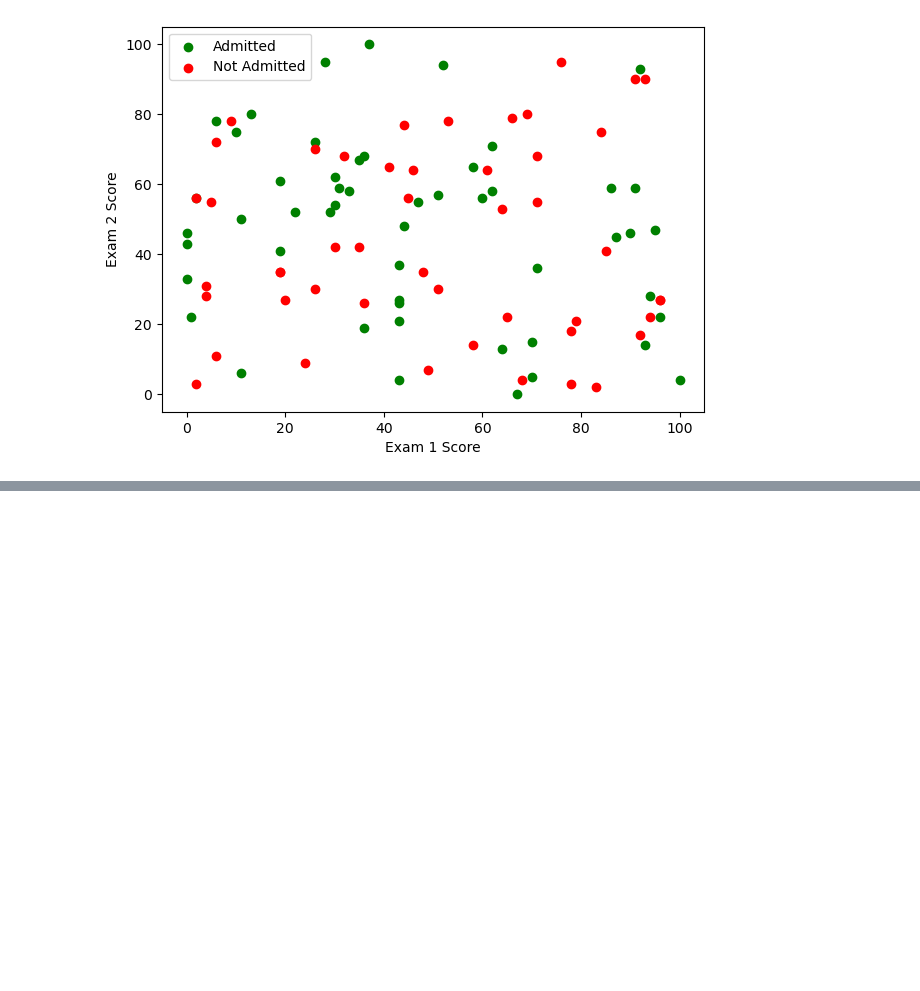
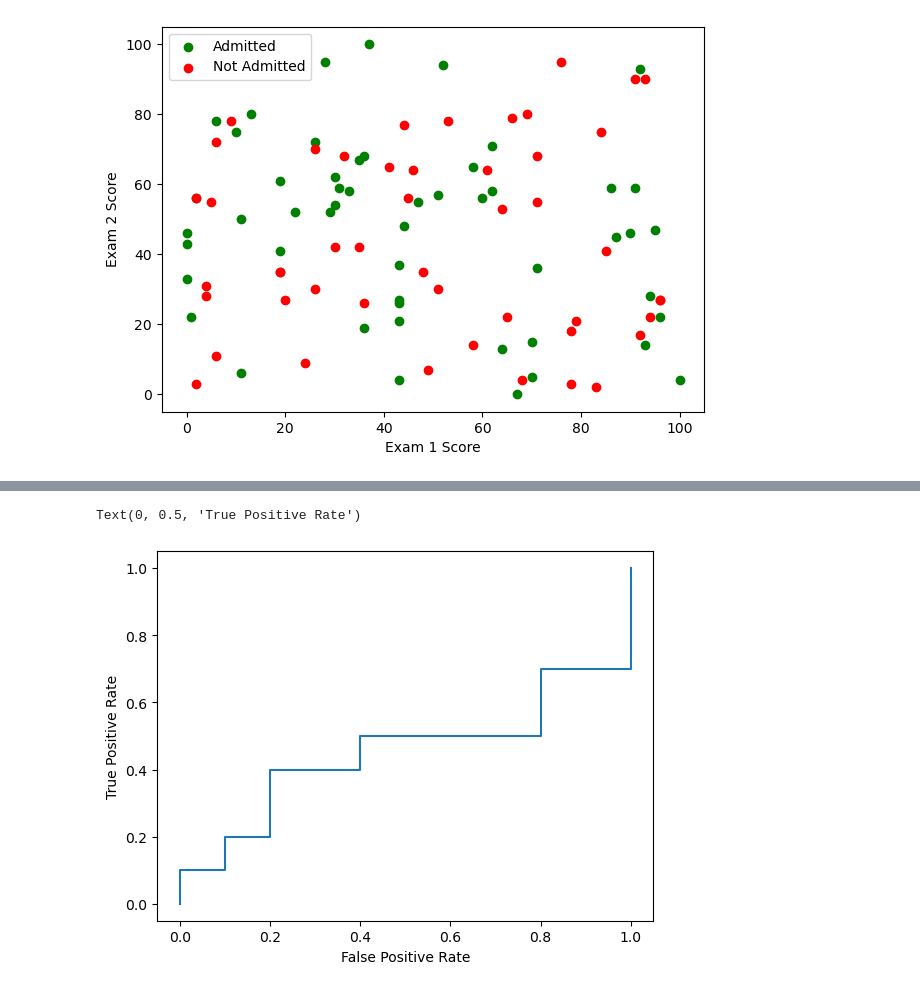
Before and after one commit to Karthik9512/Predicting-Student-Admission-with-logistic-Regression, a Jupyter notebook: Stats.ipynb, the cells around one changed output, grey strips where cells are left out. Saved outputs shown, nothing was run; the diff lists cells and outputs as text; code cells hidden in the pictures; blank space fills up the shorter version.

```diff
--- a/Stats.ipynb
+++ b/Stats.ipynb
@@ -40,0 +53,13 @@ plt.show()
+# %%
+# -> Model Building
+
+from sklearn.model_selection import train_test_split
+
+x = data[['Exam1','Exam2']]
+y = data['admission']
+x_train, x_test, y_train, y_test = train_test_split(x, y, test_size=0.2, random_state=42)
+# %%
+from sklearn.linear_model import LogisticRegression
+
+model = LogisticRegression()
+model.fit(x_train, y_train)
@@ -40,0 +93,13 @@ plt.show()
+# %%
+from sklearn.metrics import roc_auc_score, roc_curve, auc
+
+
+y_prob = model.predict_proba(x_test)[:, 1]
+fpr, tpr, thresholds = roc_curve(y_test, y_prob)
+plt.plot(fpr, tpr, label='ROC curve')
+
+plt.xlabel('False Positive Rate')
+plt.ylabel('True Positive Rate')
+# %% [output]
+Text(0, 0.5, 'True Positive Rate')
+[figure, added]
```
Also changed, not shown: parts of 5 cells of this notebook.
